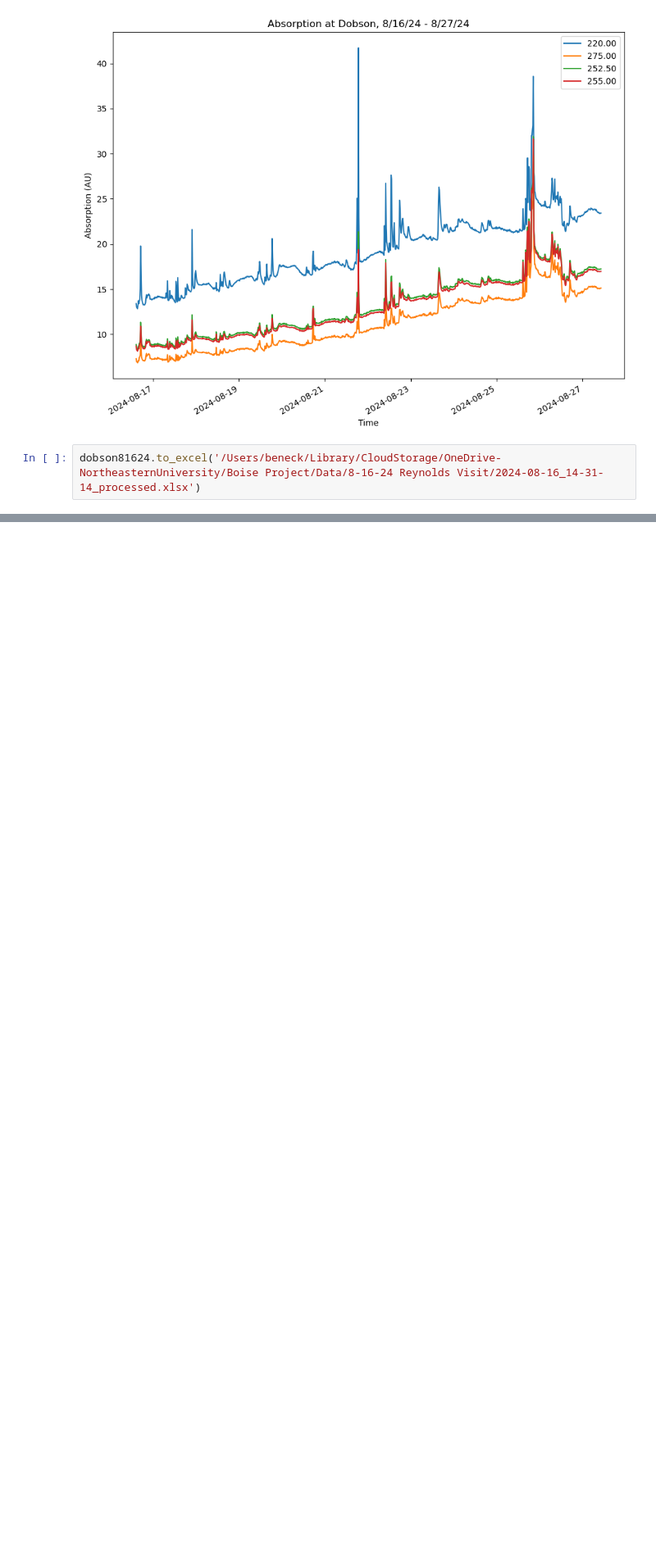
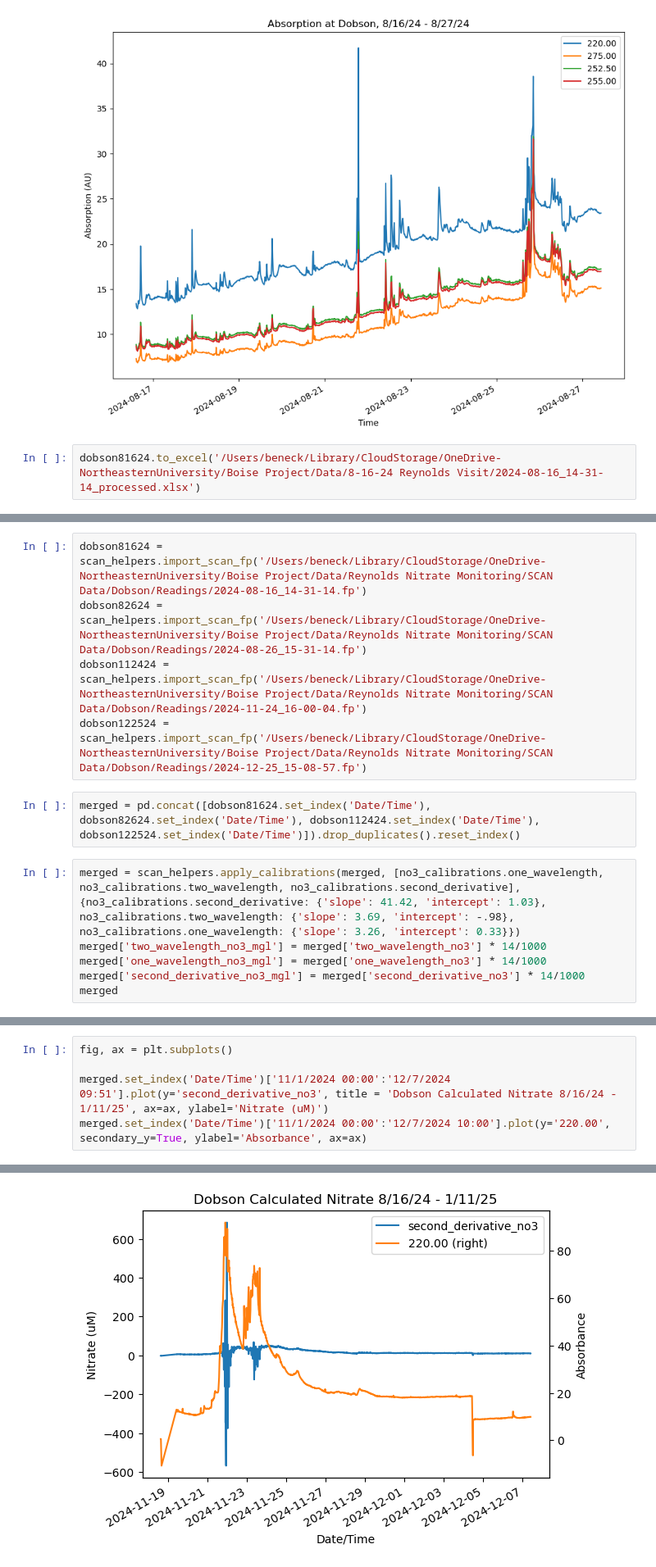
Before and after one commit to mbeneck/rcew-nitrate, a Jupyter notebook: 8-16-24 Reynolds Data.ipynb, the cells around one changed output, grey strips where cells are left out. Shown at 82% size. Cells and saved outputs as stored; diff of their text form; blank space fills up the shorter version.

Commit message:
added plots of winter 2024-2025 data

```diff
--- a/8-16-24 Reynolds Data.ipynb
+++ b/8-16-24 Reynolds Data.ipynb
@@ -48,0 +67,13 @@ dobson81624.to_excel('/Users/beneck/Library/CloudStorage/OneDrive-NortheasternUn
+# %%
+dobson81624 = scan_helpers.import_scan_fp('/Users/beneck/Library/CloudStorage/OneDrive-NortheasternUniversity/Boise Project/Data/Reynolds Nitrate Monitoring/SCAN Data/Dobson/Readings/2024-08-16_14-31-14.fp')
+dobson82624 = scan_helpers.import_scan_fp('/Users/beneck/Library/CloudStorage/OneDrive-NortheasternUniversity/Boise Project/Data/Reynolds Nitrate Monitoring/SCAN Data/Dobson/Readings/2024-08-26_15-31-14.fp')
+dobson112424 = scan_helpers.import_scan_fp('/Users/beneck/Library/CloudStorage/OneDrive-NortheasternUniversity/Boise Project/Data/Reynolds Nitrate Monitoring/SCAN Data/Dobson/Readings/2024-11-24_16-00-04.fp')
+dobson122524 = scan_helpers.import_scan_fp('/Users/beneck/Library/CloudStorage/OneDrive-NortheasternUniversity/Boise Project/Data/Reynolds Nitrate Monitoring/SCAN Data/Dobson/Readings/2024-12-25_15-08-57.fp')
+# %%
+merged = pd.concat([dobson81624.set_index('Date/Time'), dobson82624.set_index('Date/Time'), dobson112424.set_index('Date/Time'), dobson122524.set_index('Date/Time')]).drop_duplicates().reset_index()
+# %%
+merged = scan_helpers.apply_calibrations(merged, [no3_calibrations.one_wavelength, no3_calibrations.two_wavelength, no3_calibrations.second_derivative], {no3_calibrations.second_derivative: {'slope': 41.42, 'intercept': 1.03}, no3_calibrations.two_wavelength: {'slope': 3.69, 'intercept': -.98}, no3_calibrations.one_wavelength: {'slope': 3.26, 'intercept': 0.33}})
+merged['two_wavelength_no3_mgl'] = merged['two_wavelength_no3'] * 14/1000
+merged['one_wavelength_no3_mgl'] = merged['one_wavelength_no3'] * 14/1000
+merged['second_derivative_no3_mgl'] = merged['second_derivative_no3'] * 14/1000
+merged
@@ -48,0 +94,6 @@ dobson81624.to_excel('/Users/beneck/Library/CloudStorage/OneDrive-NortheasternUn
+# %%
+fig, ax = plt.subplots()
+
+merged.set_index('Date/Time')['11/1/2024 00:00':'12/7/2024 09:51'].plot(y='second_derivative_no3', title = 'Dobson Calculated Nitrate 8/16/24 - 1/11/25', ax=ax, ylabel='Nitrate (uM)')
+merged.set_index('Date/Time')['11/1/2024 00:00':'12/7/2024 10:00'].plot(y='220.00', secondary_y=True, ylabel='Absorbance', ax=ax)
+# %% [output]
@@ -48,0 +101 @@ dobson81624.to_excel('/Users/beneck/Library/CloudStorage/OneDrive-NortheasternUn
+[figure, added]
```
Also changed, not shown: parts of 15 cells of this notebook.
